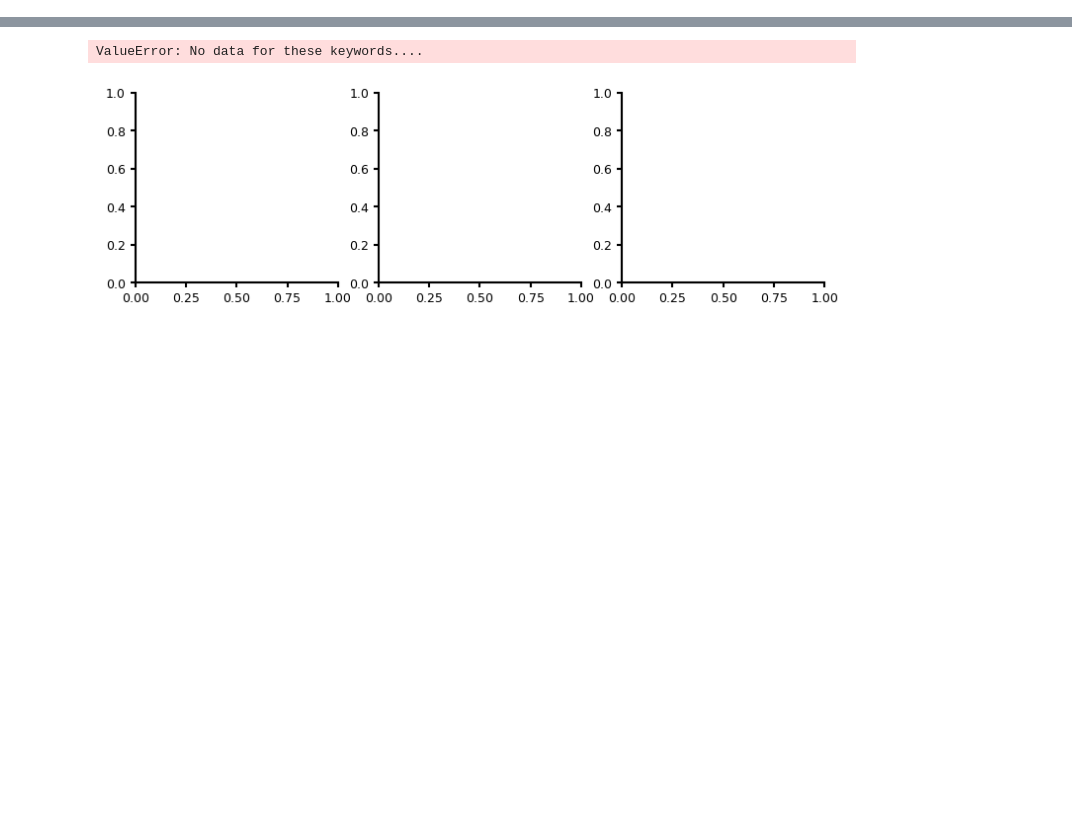
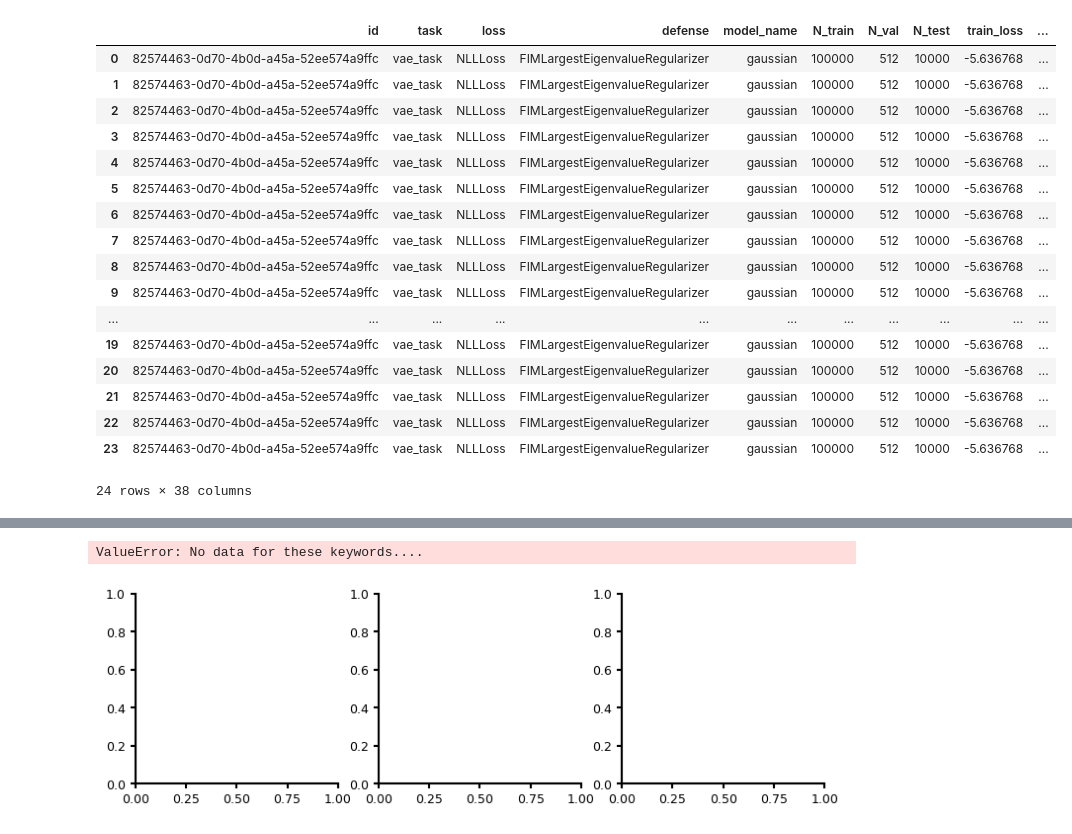
Before and after one commit to mackelab/RABI, a Jupyter notebook: figures/appendix_mc_approximaiton/appendix_test_mc_approximation.ipynb, the cells around one changed output, grey strips where cells are left out. Saved outputs shown, nothing was run; the diff lists cells and outputs as text; code cells hidden in the pictures; blank space fills up the shorter version.

```diff
--- a/figures/appendix_mc_approximaiton/appendix_test_mc_approximation.ipynb
+++ b/figures/appendix_mc_approximaiton/appendix_test_mc_approximation.ipynb
@@ -34,0 +18,22 @@ df
+# %%
+df = query(name, params_defense_algorithm="jac_exact", params_defense_beta=0.01, attack="L2PGDAttack", metric_rob="ReverseKLRobMetric")
+df
+# %% [output]
+|  | id | task | loss | defense | model_name | N_train | N_val | N_test | train_loss | ... |
+| 0 | 82574463-0d70-4b0d-a45a-52ee574a9ffc | vae_task | NLLLoss | FIMLargestEigenvalueRegularizer | gaussian | 100000 | 512 | 10000 | -5.636768 | ... |
+| 1 | 82574463-0d70-4b0d-a45a-52ee574a9ffc | vae_task | NLLLoss | FIMLargestEigenvalueRegularizer | gaussian | 100000 | 512 | 10000 | -5.636768 | ... |
+| 2 | 82574463-0d70-4b0d-a45a-52ee574a9ffc | vae_task | NLLLoss | FIMLargestEigenvalueRegularizer | gaussian | 100000 | 512 | 10000 | -5.636768 | ... |
+| 3 | 82574463-0d70-4b0d-a45a-52ee574a9ffc | vae_task | NLLLoss | FIMLargestEigenvalueRegularizer | gaussian | 100000 | 512 | 10000 | -5.636768 | ... |
+| 4 | 82574463-0d70-4b0d-a45a-52ee574a9ffc | vae_task | NLLLoss | FIMLargestEigenvalueRegularizer | gaussian | 100000 | 512 | 10000 | -5.636768 | ... |
+| 5 | 82574463-0d70-4b0d-a45a-52ee574a9ffc | vae_task | NLLLoss | FIMLargestEigenvalueRegularizer | gaussian | 100000 | 512 | 10000 | -5.636768 | ... |
+| 6 | 82574463-0d70-4b0d-a45a-52ee574a9ffc | vae_task | NLLLoss | FIMLargestEigenvalueRegularizer | gaussian | 100000 | 512 | 10000 | -5.636768 | ... |
+| 7 | 82574463-0d70-4b0d-a45a-52ee574a9ffc | vae_task | NLLLoss | FIMLargestEigenvalueRegularizer | gaussian | 100000 | 512 | 10000 | -5.636768 | ... |
+| 8 | 82574463-0d70-4b0d-a45a-52ee574a9ffc | vae_task | NLLLoss | FIMLargestEigenvalueRegularizer | gaussian | 100000 | 512 | 10000 | -5.636768 | ... |
+| 9 | 82574463-0d70-4b0d-a45a-52ee574a9ffc | vae_task | NLLLoss | FIMLargestEigenvalueRegularizer | gaussian | 100000 | 512 | 10000 | -5.636768 | ... |
+| ... | ... | ... | ... | ... | ... | ... | ... | ... | ... | ... |
+| 19 | 82574463-0d70-4b0d-a45a-52ee574a9ffc | vae_task | NLLLoss | FIMLargestEigenvalueRegularizer | gaussian | 100000 | 512 | 10000 | -5.636768 | ... |
+| 20 | 82574463-0d70-4b0d-a45a-52ee574a9ffc | vae_task | NLLLoss | FIMLargestEigenvalueRegularizer | gaussian | 100000 | 512 | 10000 | -5.636768 | ... |
+| 21 | 82574463-0d70-4b0d-a45a-52ee574a9ffc | vae_task | NLLLoss | FIMLargestEigenvalueRegularizer | gaussian | 100000 | 512 | 10000 | -5.636768 | ... |
+| 22 | 82574463-0d70-4b0d-a45a-52ee574a9ffc | vae_task | NLLLoss | FIMLargestEigenvalueRegularizer | gaussian | 100000 | 512 | 10000 | -5.636768 | ... |
+| 23 | 82574463-0d70-4b0d-a45a-52ee574a9ffc | vae_task | NLLLoss | FIMLargestEigenvalueRegularizer | gaussian | 100000 | 512 | 10000 | -5.636768 | ... |
+24 rows × 38 columns
```
Also changed, not shown: parts of 4 cells of this notebook, 3 other files.
